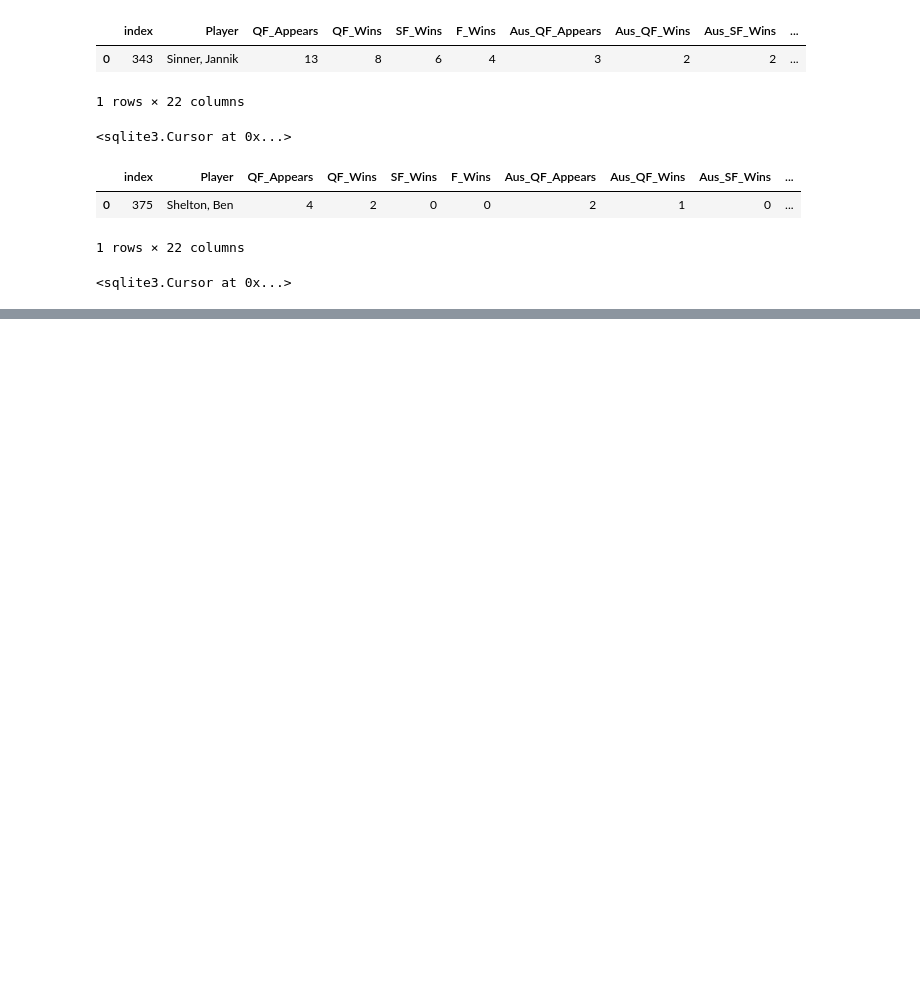
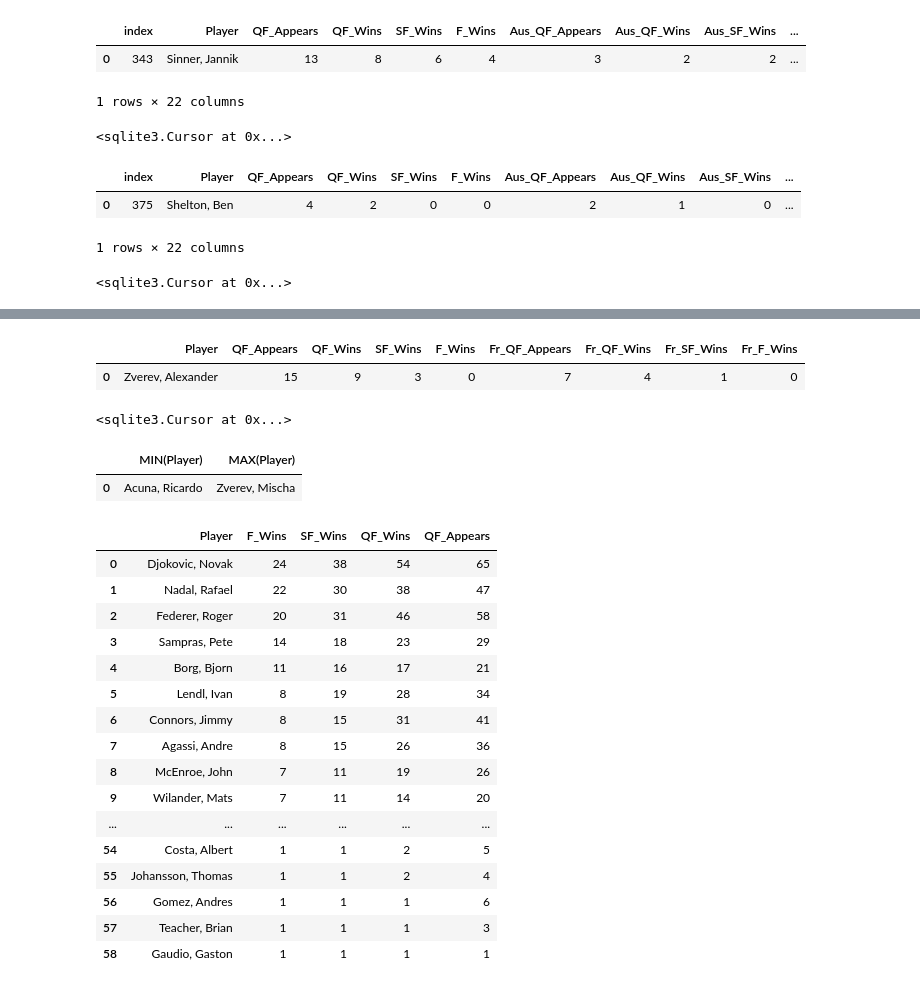
Before and after one commit to gadamico/Sports-Data, a Jupyter notebook: mens_singles_tennis/notebooks/tennis-db-updating-2026.ipynb, the cells around one changed output, grey strips where cells are left out. Cells and saved outputs as stored; diff of their text form; code cells hidden in the pictures; blank space fills up the shorter version.

```diff
--- a/mens_singles_tennis/notebooks/tennis-db-updating-2026.ipynb
+++ b/mens_singles_tennis/notebooks/tennis-db-updating-2026.ipynb
@@ -243,0 +259,2 @@ con.close()
+# %%
+con = sqlite3.connect('../data/tennis.db')
@@ -243,0 +458,32 @@ con.close()
+# %%
+pd.read_sql(
+    """
+    SELECT Player, QF_Appears, QF_Wins, SF_Wins, F_Wins, Fr_QF_Appears, Fr_QF_Wins, Fr_SF_Wins, Fr_F_Wins
+    FROM mens_tennis
+    WHERE Player = 'Zverev, Alexander'
+    """
+    ,
+    con
+)
+# %% [output]
+|  | Player | QF_Appears | QF_Wins | SF_Wins | F_Wins | Fr_QF_Appears | Fr_QF_Wins | Fr_SF_Wins | Fr_F_Wins |
+| 0 | Zverev, Alexander | 15 | 9 | 3 | 0 | 7 | 4 | 1 | 0 |
+# %%
+con.execute(
+    """
+    UPDATE mens_tennis
+
+    SET QF_Appears = 16,
+    QF_Wins = 10,
+    SF_Wins = 4,
+    F_Wins = 1,
+    Fr_QF_Appears = 8,
+    Fr_QF_Wins = 5,
+    Fr_SF_Wins = 2,
+    Fr_F_Wins = 1
+
+    WHERE Player = 'Zverev, Alexander'
+    """
+)
+# %% [output]
+<sqlite3.Cursor at 0x...>
@@ -243,0 +492,41 @@ con.close()
+# %%
+pd.read_sql(
+    """
+    SELECT MIN(Player), MAX(Player)
+    FROM mens_tennis
+    """
+    ,
+    con
+)
+# %% [output]
+|  | MIN(Player) | MAX(Player) |
+| 0 | Acuna, Ricardo | Zverev, Mischa |
+# %%
+pd.read_sql(
+    """
+    SELECT Player, F_Wins, SF_Wins, QF_Wins, QF_Appears
+    FROM mens_tennis
+    WHERE F_Wins >= 1
+    ORDER BY F_Wins DESC, SF_Wins DESC, QF_Wins DESC, QF_Appears DESC, Player
+    """
+    ,
+    con
+)
+# %% [output]
+|  | Player | F_Wins | SF_Wins | QF_Wins | QF_Appears |
+| 0 | Djokovic, Novak | 24 | 38 | 54 | 65 |
+| 1 | Nadal, Rafael | 22 | 30 | 38 | 47 |
+| 2 | Federer, Roger | 20 | 31 | 46 | 58 |
+| 3 | Sampras, Pete | 14 | 18 | 23 | 29 |
+| 4 | Borg, Bjorn | 11 | 16 | 17 | 21 |
+| 5 | Lendl, Ivan | 8 | 19 | 28 | 34 |
+| 6 | Connors, Jimmy | 8 | 15 | 31 | 41 |
+| 7 | Agassi, Andre | 8 | 15 | 26 | 36 |
+| 8 | McEnroe, John | 7 | 11 | 19 | 26 |
+| 9 | Wilander, Mats | 7 | 11 | 14 | 20 |
+| ... | ... | ... | ... | ... | ... |
+| 54 | Costa, Albert | 1 | 1 | 2 | 5 |
+| 55 | Johansson, Thomas | 1 | 1 | 2 | 4 |
+| 56 | Gomez, Andres | 1 | 1 | 1 | 6 |
+| 57 | Teacher, Brian | 1 | 1 | 1 | 3 |
+| 58 | Gaudio, Gaston | 1 | 1 | 1 | 1 |
```
Also changed, not shown: parts of 33 cells of this notebook, 5 other files.
